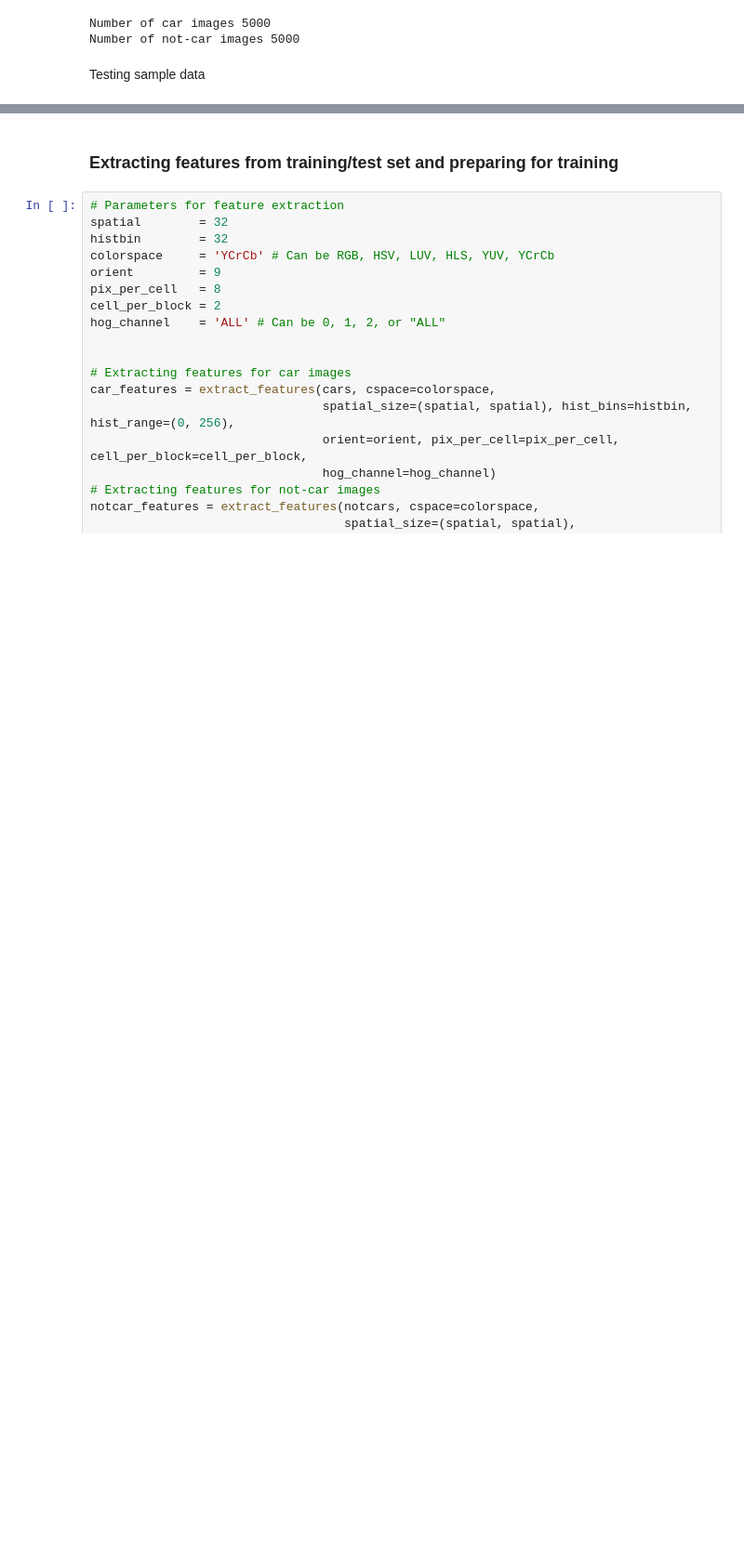
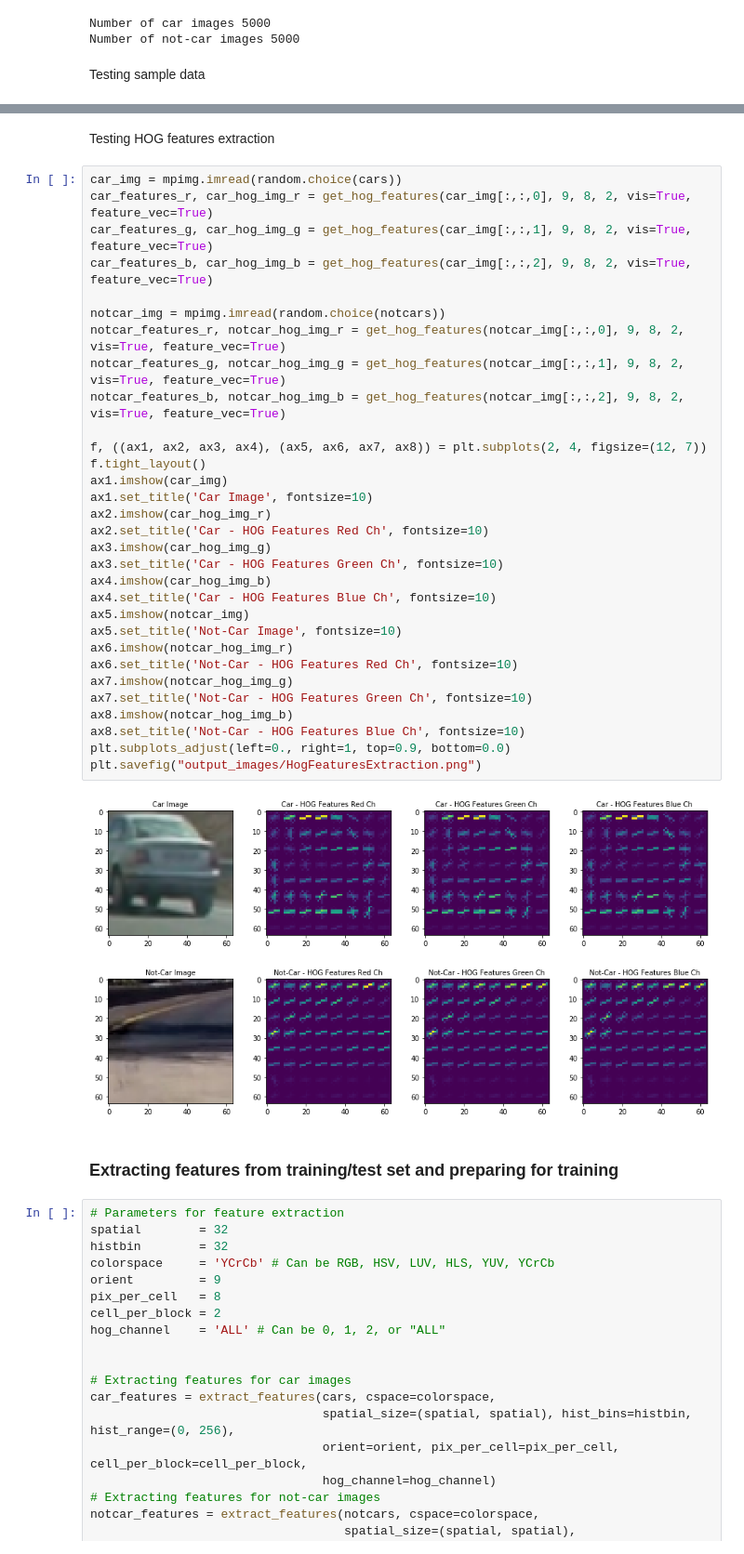
Before and after one commit to egar-garcia/CarND-Vehicle-Detection, a Jupyter notebook: P5.ipynb, the cells around one changed output, grey strips where cells are left out. Shown: that part at 93% size. Saved outputs shown, nothing was run; the diff lists cells and outputs as text; blank space fills up the shorter version.

```diff
--- a/P5.ipynb
+++ b/P5.ipynb
@@ -155,3 +156,38 @@ plt.savefig("output_images/TrainingDataSample.png")
+# %% [markdown]
+Testing HOG features extraction
+# %%
+car_img = mpimg.imread(random.choice(cars))
+car_features_r, car_hog_img_r = get_hog_features(car_img[:,:,0], 9, 8, 2, vis=True, feature_vec=True)
+car_features_g, car_hog_img_g = get_hog_features(car_img[:,:,1], 9, 8, 2, vis=True, feature_vec=True)
+car_features_b, car_hog_img_b = get_hog_features(car_img[:,:,2], 9, 8, 2, vis=True, feature_vec=True)
+
+notcar_img = mpimg.imread(random.choice(notcars))
+notcar_features_r, notcar_hog_img_r = get_hog_features(notcar_img[:,:,0], 9, 8, 2, vis=True, feature_vec=True)
+notcar_features_g, notcar_hog_img_g = get_hog_features(notcar_img[:,:,1], 9, 8, 2, vis=True, feature_vec=True)
+notcar_features_b, notcar_hog_img_b = get_hog_features(notcar_img[:,:,2], 9, 8, 2, vis=True, feature_vec=True)
+
+f, ((ax1, ax2, ax3, ax4), (ax5, ax6, ax7, ax8)) = plt.subplots(2, 4, figsize=(12, 7))
+f.tight_layout()
+ax1.imshow(car_img)
+ax1.set_title('Car Image', fontsize=10)
+ax2.imshow(car_hog_img_r)
+ax2.set_title('Car - HOG Features Red Ch', fontsize=10)
+ax3.imshow(car_hog_img_g)
+ax3.set_title('Car - HOG Features Green Ch', fontsize=10)
+ax4.imshow(car_hog_img_b)
+ax4.set_title('Car - HOG Features Blue Ch', fontsize=10)
+ax5.imshow(notcar_img)
+ax5.set_title('Not-Car Image', fontsize=10)
+ax6.imshow(notcar_hog_img_r)
+ax6.set_title('Not-Car - HOG Features Red Ch', fontsize=10)
+ax7.imshow(notcar_hog_img_g)
+ax7.set_title('Not-Car - HOG Features Green Ch', fontsize=10)
+ax8.imshow(notcar_hog_img_b)
+ax8.set_title('Not-Car - HOG Features Blue Ch', fontsize=10)
+plt.subplots_adjust(left=0., right=1, top=0.9, bottom=0.0)
+plt.savefig("output_images/HogFeaturesExtraction.png")
+# %% [output]
+[figure, added]
 # %% [markdown]
 ### Extracting features from training/test set and preparing for training
 # %%
```
Also changed, not shown: parts of 19 cells of this notebook, 32 other files.
